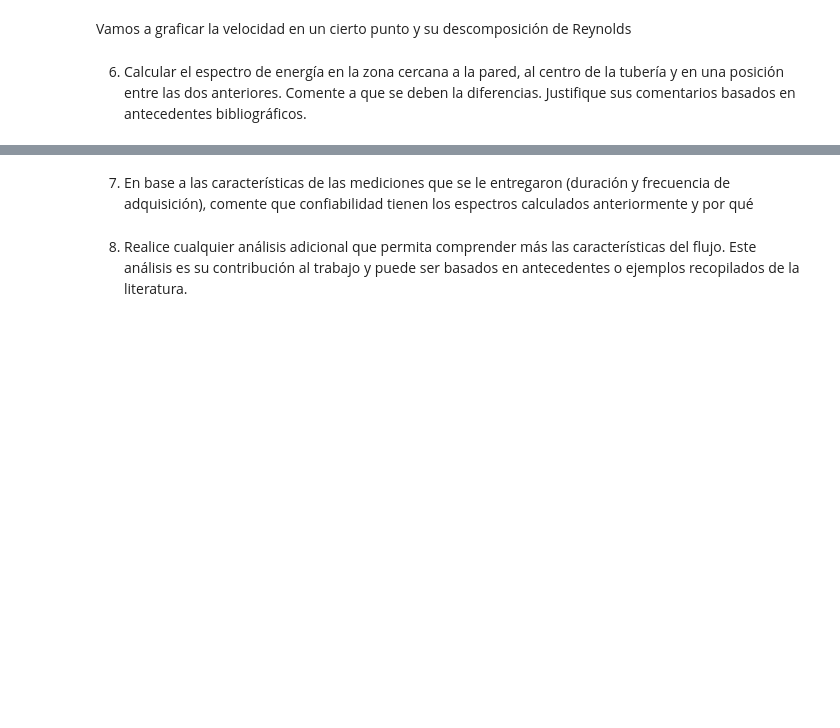
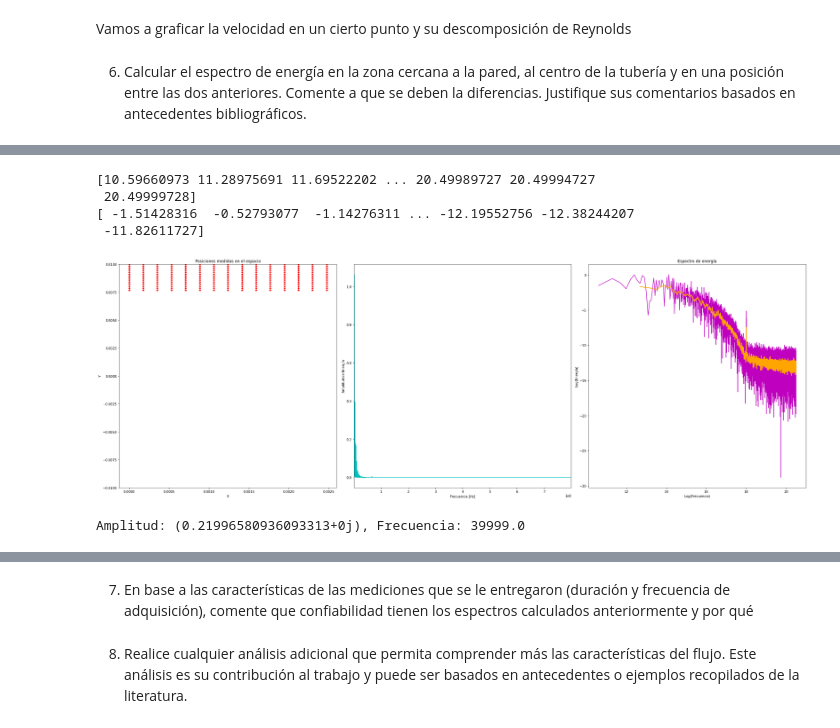
Before and after one commit to AlonsoEspinoza8/Proyecto-ICH1104, a Jupyter notebook: proyecto.ipynb, the cells around one changed output, grey strips where cells are left out. Saved outputs shown, nothing was run; the diff lists cells and outputs as text; code cells hidden in the pictures; blank space fills up the shorter version.

```diff
--- a/proyecto.ipynb
+++ b/proyecto.ipynb
@@ -335,0 +405,9 @@ plt.show()
+# %%
+fourier_transform("pared superior")
+# %% [output]
+[10.59660973 11.28975691 11.69522202 ... 20.49989727 20.49994727
+ 20.49999728]
+[ -1.51428316  -0.52793077  -1.14276311 ... -12.19552756 -12.38244207
+ -11.82611727]
+[figure, added]
+Amplitud: (0.21996580936093313+0j), Frecuencia: 39999.0
```
Also changed, not shown: parts of 7 cells of this notebook, 1 other file.
